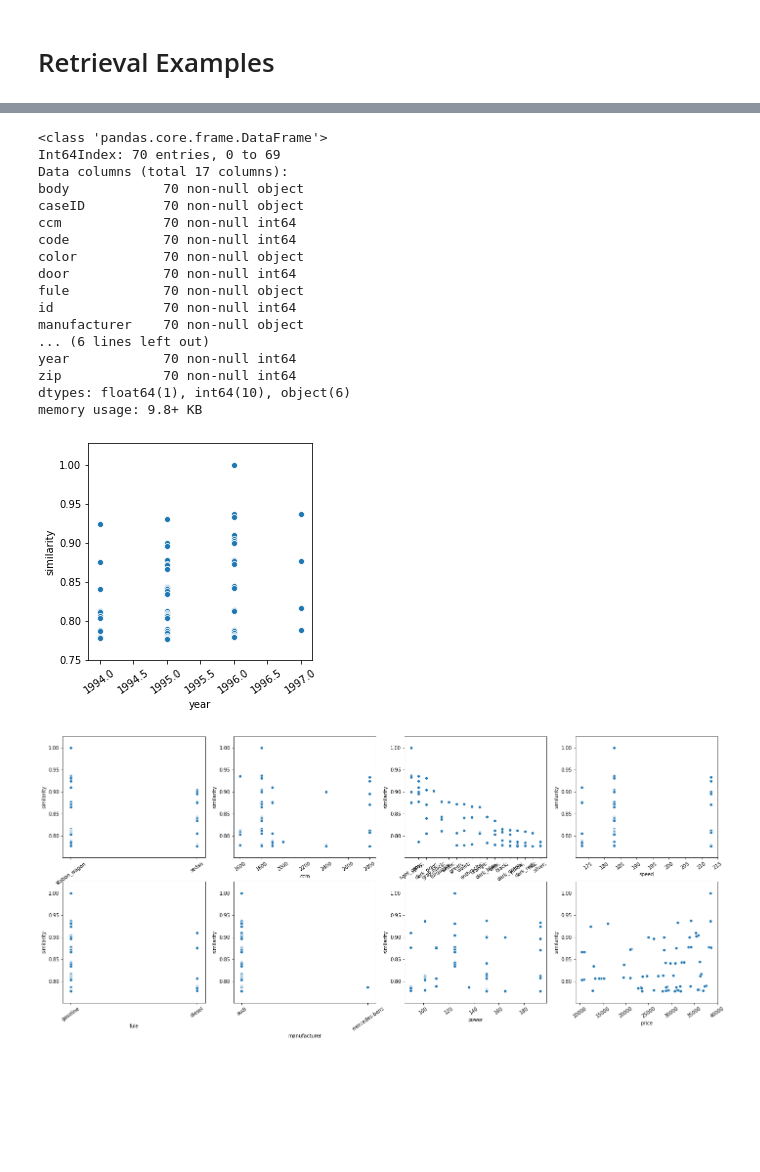
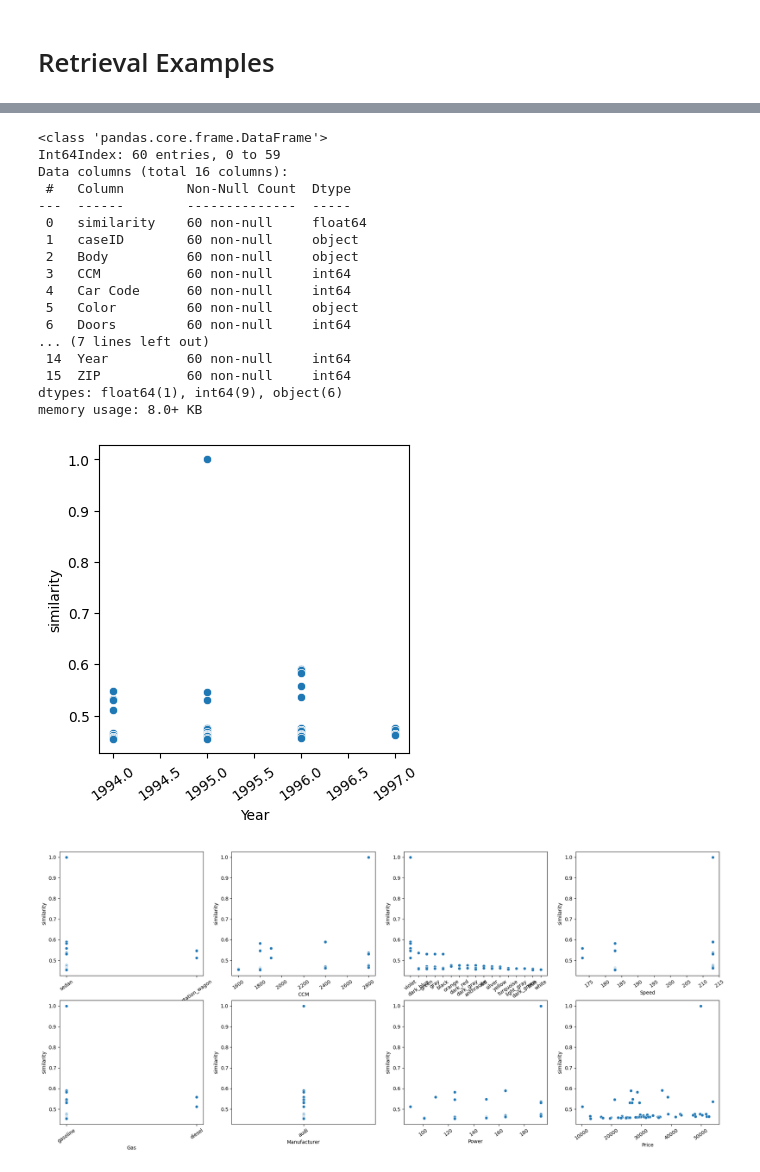
Before and after one commit to ntnu-ai-lab/mycbr-sample-python, a Jupyter notebook: QueryMyCBR.ipynb, the cells around one changed output, grey strips where cells are left out. Saved outputs shown, nothing was run; the diff lists cells and outputs as text; code cells hidden in the pictures; blank space fills up the shorter version.

```diff
--- a/QueryMyCBR.ipynb
+++ b/QueryMyCBR.ipynb
@@ -175,62 +175,62 @@ plot_retrieve_k_sim_byID(result_caseIDs)
 # %%
 # Find most similar cases and get the full case content for them
-result_fullCases = retrieve_k_sim_byID_content('car', 'main_casebase', 'weighted_gsf', 'car175', '70')
+result_fullCases = retrieve_k_sim_byID_content('Car','CaseBase0', 'CarFunc', '441_audi', '60')
 result_fullCases.info()
 # %% [output]
 <class 'pandas.core.frame.DataFrame'>
-Int64Index: 70 entries, 0 to 69
-Data columns (total 17 columns):
-body            70 non-null object
-caseID          70 non-null object
-ccm             70 non-null int64
-code            70 non-null int64
-color           70 non-null object
-door            70 non-null int64
-fule            70 non-null object
-id              70 non-null int64
-manufacturer    70 non-null object
-... (6 lines left out)
-year            70 non-null int64
-zip             70 non-null int64
-dtypes: float64(1), int64(10), object(6)
-memory usage: 9.8+ KB
+Int64Index: 60 entries, 0 to 59
+Data columns (total 16 columns):
+ #   Column        Non-Null Count  Dtype
+---  ------        --------------  -----
+ 0   similarity    60 non-null     float64
+ 1   caseID        60 non-null     object
+ 2   Body          60 non-null     object
+ 3   CCM           60 non-null     int64
+ 4   Car Code      60 non-null     int64
+ 5   Color         60 non-null     object
+ 6   Doors         60 non-null     int64
+... (7 lines left out)
+ 14  Year          60 non-null     int64
+ 15  ZIP           60 non-null     int64
+dtypes: float64(1), int64(9), object(6)
+memory usage: 8.0+ KB
 # %%
 def plot_retrieved_scatter(data, x_attr):
     plt.xticks(rotation=35)
     ax = sns.scatterplot(x=x_attr, y='similarity', data=data)
 
 # Create a scatter plot showing the similarity vs. a specified attribute
 plt.rcParams["figure.figsize"] = (4, 4)
-plot_retrieved_scatter(result_fullCases, 'year')
+plot_retrieved_scatter(result_fullCases, 'Year')
 # %% [output]
-[figure, old version]
+[figure, new version]
 # %%
 fig = plt.figure(figsize=(24,10))
 
 plt.subplot(2, 4, 1)
-plot_retrieved_scatter(result_fullCases, 'body')
+plot_retrieved_scatter(result_fullCases, 'Body')
 
 plt.subplot(2, 4, 2)
-plot_retrieved_scatter(result_fullCases, 'ccm')
+plot_retrieved_scatter(result_fullCases, 'CCM')
 
 plt.subplot(2, 4, 3)
-plot_retrieved_scatter(result_fullCases, 'color')
+plot_retrieved_scatter(result_fullCases, 'Color')
 
 plt.subplot(2, 4, 4)
-plot_retrieved_scatter(result_fullCases, 'speed')
+plot_retrieved_scatter(result_fullCases, 'Speed')
 
 plt.subplot(2, 4, 5)
-plot_retrieved_scatter(result_fullCases, 'fule')
+plot_retrieved_scatter(result_fullCases, 'Gas')
 
 plt.subplot(2, 4, 6)
-plot_retrieved_scatter(result_fullCases, 'manufacturer')
+plot_retrieved_scatter(result_fullCases, 'Manufacturer')
 
 plt.subplot(2, 4, 7)
-plot_retrieved_scatter(result_fullCases, 'power')
+plot_retrieved_scatter(result_fullCases, 'Power')
 
 plt.subplot(2, 4, 8)
-plot_retrieved_scatter(result_fullCases, 'price')
+plot_retrieved_scatter(result_fullCases, 'Price')
 
 plt.show()
 # %% [output]
-[figure, old version]
+[figure, new version]
```
Also changed, not shown: parts of 12 cells of this notebook, 6 other files.
